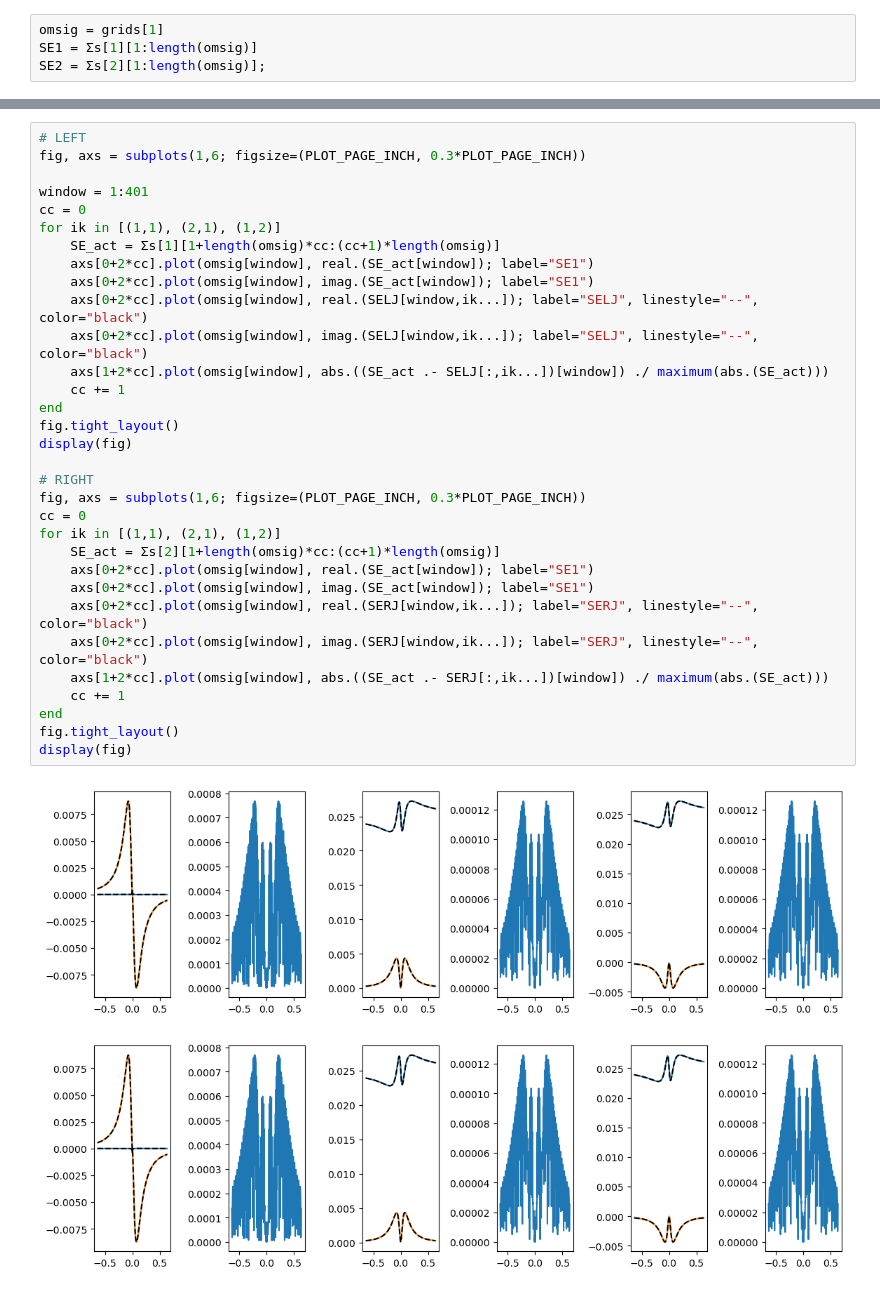
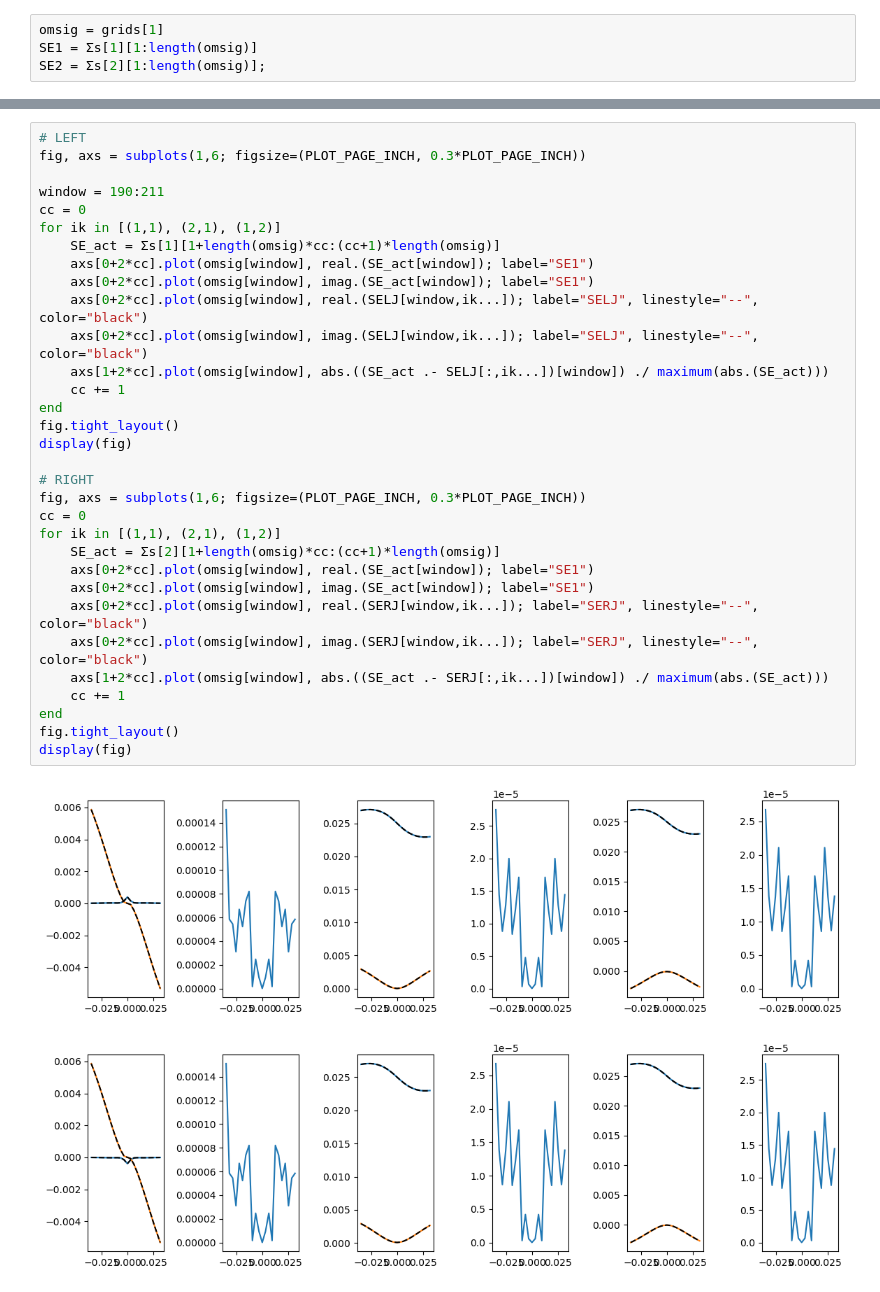
Before and after one commit to MFrankenbach/TCI4Keldysh, a Jupyter notebook: scripts/selfenergy_inspection.ipynb, the cells around one changed output, grey strips where cells are left out. Cells and saved outputs as stored; diff of their text form.

```diff
--- a/scripts/selfenergy_inspection.ipynb
+++ b/scripts/selfenergy_inspection.ipynb
@@ -694,34 +690,34 @@ All the rest:   0.962386 seconds (349.20 k allocations: 2.292 GiB, 11.95% gc tim
 # LEFT
 fig, axs = subplots(1,6; figsize=(PLOT_PAGE_INCH, 0.3*PLOT_PAGE_INCH))
 
-window = 1:401
+window = 190:211
 cc = 0
 for ik in [(1,1), (2,1), (1,2)]
     SE_act = Σs[1][1+length(omsig)*cc:(cc+1)*length(omsig)]
     axs[0+2*cc].plot(omsig[window], real.(SE_act[window]); label="SE1")
     axs[0+2*cc].plot(omsig[window], imag.(SE_act[window]); label="SE1")
     axs[0+2*cc].plot(omsig[window], real.(SELJ[window,ik...]); label="SELJ", linestyle="--", color="black")
     axs[0+2*cc].plot(omsig[window], imag.(SELJ[window,ik...]); label="SELJ", linestyle="--", color="black")
     axs[1+2*cc].plot(omsig[window], abs.((SE_act .- SELJ[:,ik...])[window]) ./ maximum(abs.(SE_act)))
     cc += 1
 end
 fig.tight_layout()
 display(fig)
 
 # RIGHT
 fig, axs = subplots(1,6; figsize=(PLOT_PAGE_INCH, 0.3*PLOT_PAGE_INCH))
 cc = 0
 for ik in [(1,1), (2,1), (1,2)]
     SE_act = Σs[2][1+length(omsig)*cc:(cc+1)*length(omsig)]
     axs[0+2*cc].plot(omsig[window], real.(SE_act[window]); label="SE1")
     axs[0+2*cc].plot(omsig[window], imag.(SE_act[window]); label="SE1")
     axs[0+2*cc].plot(omsig[window], real.(SERJ[window,ik...]); label="SERJ", linestyle="--", color="black")
     axs[0+2*cc].plot(omsig[window], imag.(SERJ[window,ik...]); label="SERJ", linestyle="--", color="black")
     axs[1+2*cc].plot(omsig[window], abs.((SE_act .- SERJ[:,ik...])[window]) ./ maximum(abs.(SE_act)))
     cc += 1
 end
 fig.tight_layout()
 display(fig)
 # %% [output]
-[figure, old version]
+[figure, new version]
-[figure, old version]
+[figure, new version]
```
Also changed, not shown: parts of 4 cells of this notebook, 13 other files.
